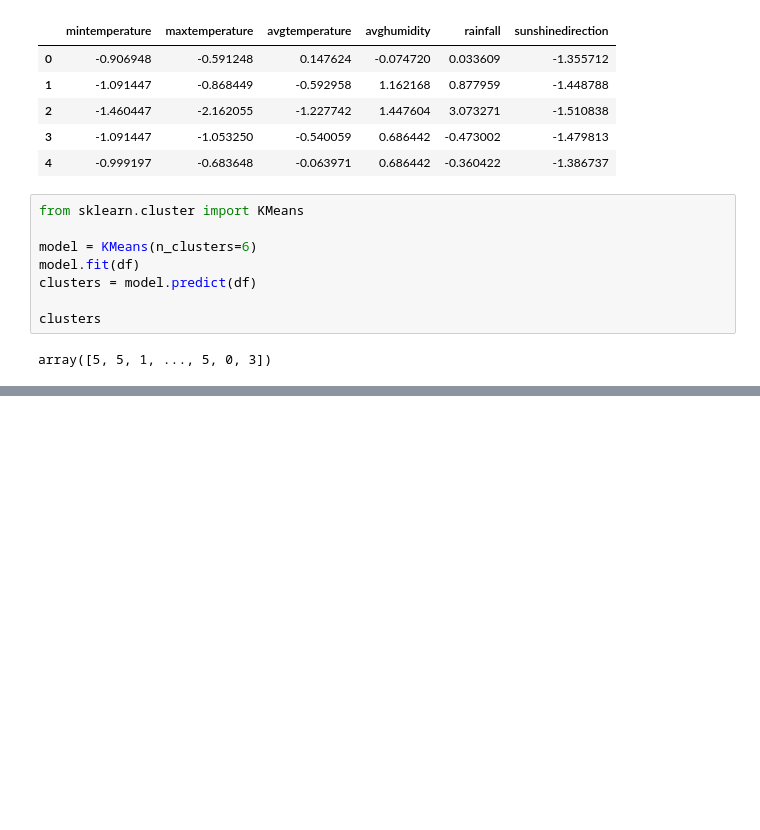
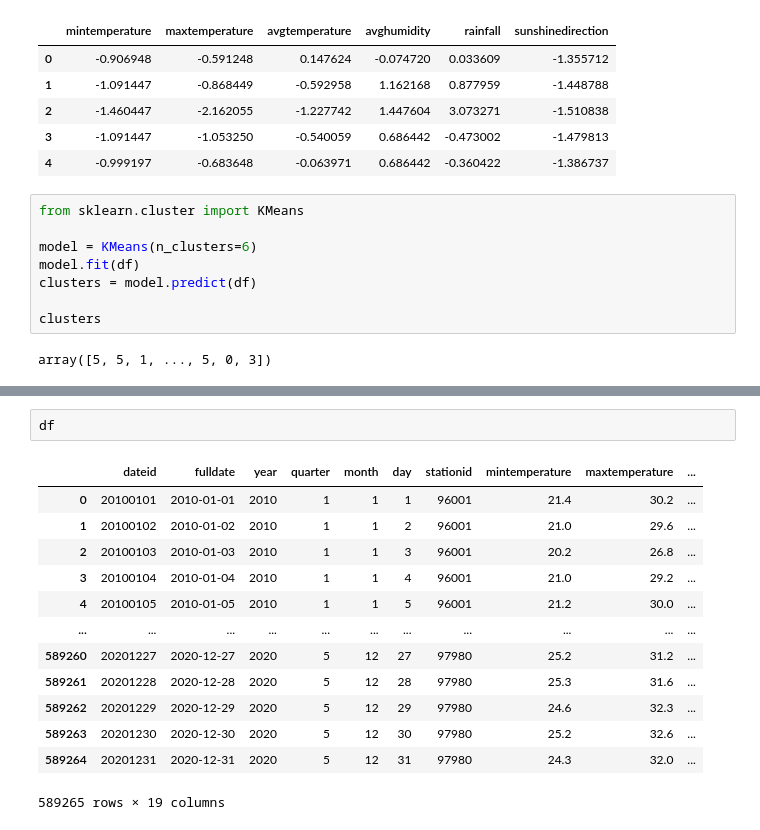
Before and after one commit to Paolo1151/WeatherWebApp, a Jupyter notebook: scratch/experiments.ipynb, the cells around one changed output, grey strips where cells are left out. Saved outputs shown, nothing was run; the diff lists cells and outputs as text; blank space fills up the shorter version.

```diff
--- a/scratch/experiments.ipynb
+++ b/scratch/experiments.ipynb
@@ -96,0 +134,16 @@ array([5, 5, 1, ..., 5, 0, 3])
+# %%
+df
+# %% [output]
+|  | dateid | fulldate | year | quarter | month | day | stationid | mintemperature | maxtemperature | ... |
+| 0 | 20100101 | 2010-01-01 | 2010 | 1 | 1 | 1 | 96001 | 21.4 | 30.2 | ... |
+| 1 | 20100102 | 2010-01-02 | 2010 | 1 | 1 | 2 | 96001 | 21.0 | 29.6 | ... |
+| 2 | 20100103 | 2010-01-03 | 2010 | 1 | 1 | 3 | 96001 | 20.2 | 26.8 | ... |
+| 3 | 20100104 | 2010-01-04 | 2010 | 1 | 1 | 4 | 96001 | 21.0 | 29.2 | ... |
+| 4 | 20100105 | 2010-01-05 | 2010 | 1 | 1 | 5 | 96001 | 21.2 | 30.0 | ... |
+| ... | ... | ... | ... | ... | ... | ... | ... | ... | ... | ... |
+| 589260 | 20201227 | 2020-12-27 | 2020 | 5 | 12 | 27 | 97980 | 25.2 | 31.2 | ... |
+| 589261 | 20201228 | 2020-12-28 | 2020 | 5 | 12 | 28 | 97980 | 25.3 | 31.6 | ... |
+| 589262 | 20201229 | 2020-12-29 | 2020 | 5 | 12 | 29 | 97980 | 24.6 | 32.3 | ... |
+| 589263 | 20201230 | 2020-12-30 | 2020 | 5 | 12 | 30 | 97980 | 25.2 | 32.6 | ... |
+| 589264 | 20201231 | 2020-12-31 | 2020 | 5 | 12 | 31 | 97980 | 24.3 | 32.0 | ... |
+589265 rows × 19 columns
```
Also changed, not shown: parts of 4 cells of this notebook, 17 other files.
